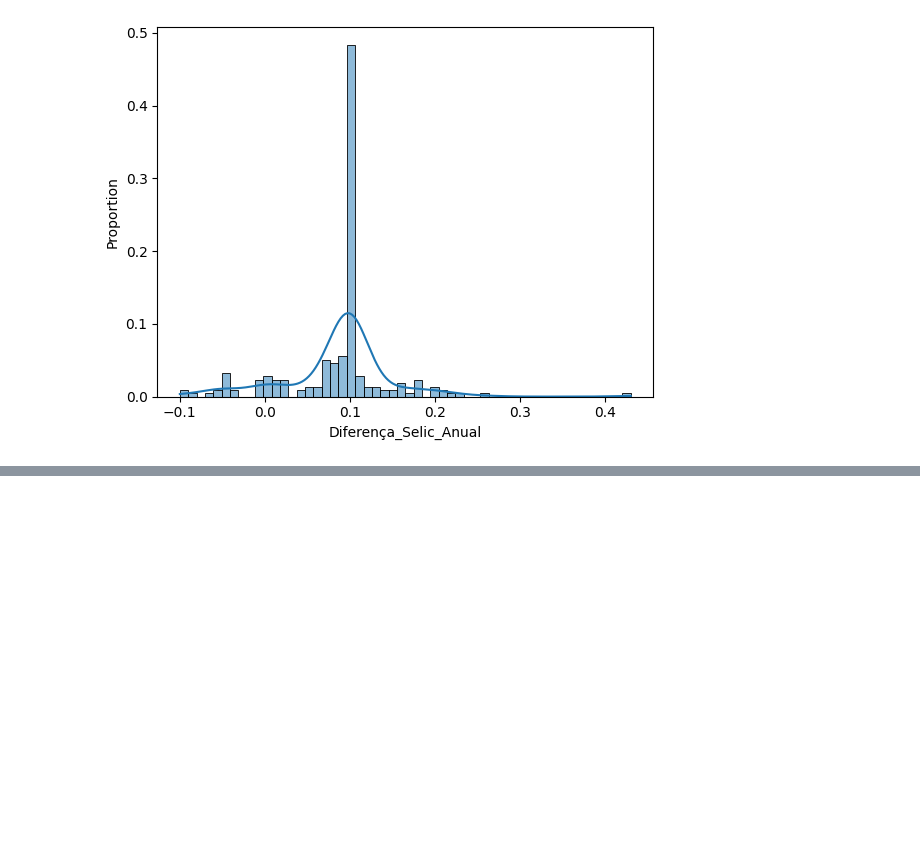
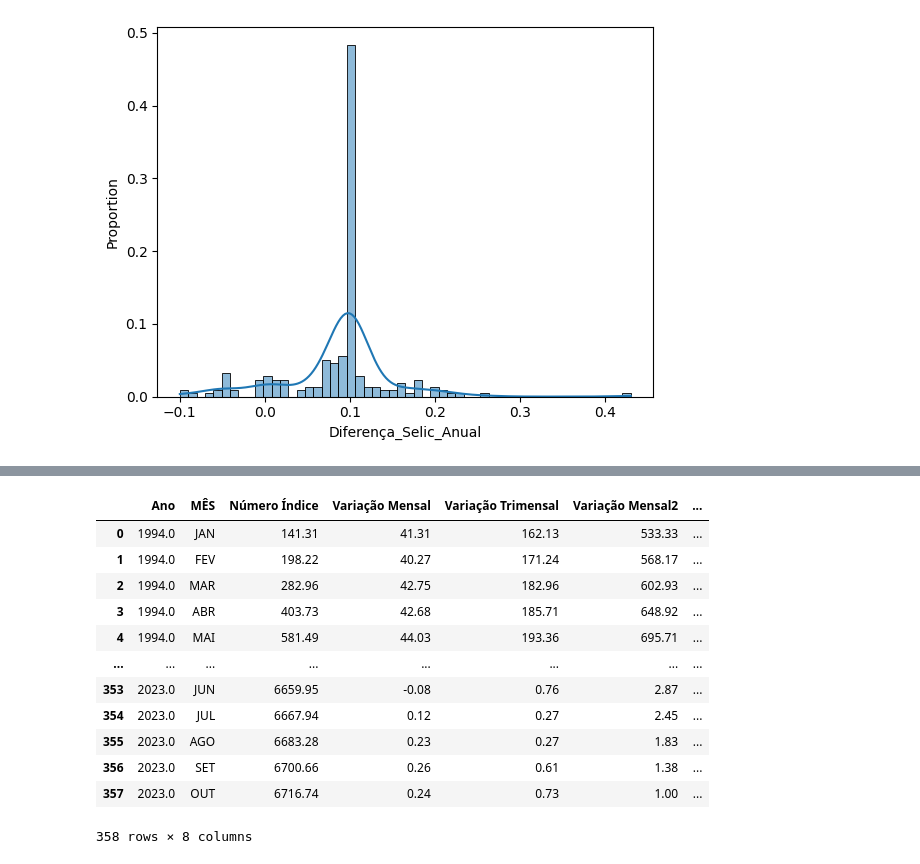
Before and after one commit to mapassos/Selic-IPCA, a Jupyter notebook: Selic_selenium.ipynb, the cells around one changed output, grey strips where cells are left out. Saved outputs shown, nothing was run; the diff lists cells and outputs as text; code cells hidden in the pictures; blank space fills up the shorter version.

```diff
--- a/Selic_selenium.ipynb
+++ b/Selic_selenium.ipynb
@@ -246,0 +270,3 @@ df_filtered_2k.Diferença_Selic_Anual.sum()
+# %%
+ipca_df = pd.read_excel('ipca_202310SerieHist_edit.xlsx')
+ipca_df.head()
@@ -246,0 +280,21 @@ df_filtered_2k.Diferença_Selic_Anual.sum()
+# %%
+for i in range(len(ipca_df['Ano'])):
+    if not np.isnan(ipca_df['Ano'].iat[i]):
+        ipca_ano = ipca_df['Ano'].iat[i]
+    else:
+        ipca_df['Ano'].iat[i] = ipca_ano
+ipca_df
+# %% [output]
+|  | Ano | MÊS | Número Índice | Variação Mensal | Variação Trimensal | Variação Mensal2 | ... |
+| 0 | 1994.0 | JAN | 141.31 | 41.31 | 162.13 | 533.33 | ... |
+| 1 | 1994.0 | FEV | 198.22 | 40.27 | 171.24 | 568.17 | ... |
+| 2 | 1994.0 | MAR | 282.96 | 42.75 | 182.96 | 602.93 | ... |
+| 3 | 1994.0 | ABR | 403.73 | 42.68 | 185.71 | 648.92 | ... |
+| 4 | 1994.0 | MAI | 581.49 | 44.03 | 193.36 | 695.71 | ... |
+| ... | ... | ... | ... | ... | ... | ... | ... |
+| 353 | 2023.0 | JUN | 6659.95 | -0.08 | 0.76 | 2.87 | ... |
+| 354 | 2023.0 | JUL | 6667.94 | 0.12 | 0.27 | 2.45 | ... |
+| 355 | 2023.0 | AGO | 6683.28 | 0.23 | 0.27 | 1.83 | ... |
+| 356 | 2023.0 | SET | 6700.66 | 0.26 | 0.61 | 1.38 | ... |
+| 357 | 2023.0 | OUT | 6716.74 | 0.24 | 0.73 | 1.00 | ... |
+358 rows × 8 columns
```
Also changed, not shown: parts of 26 cells of this notebook.
